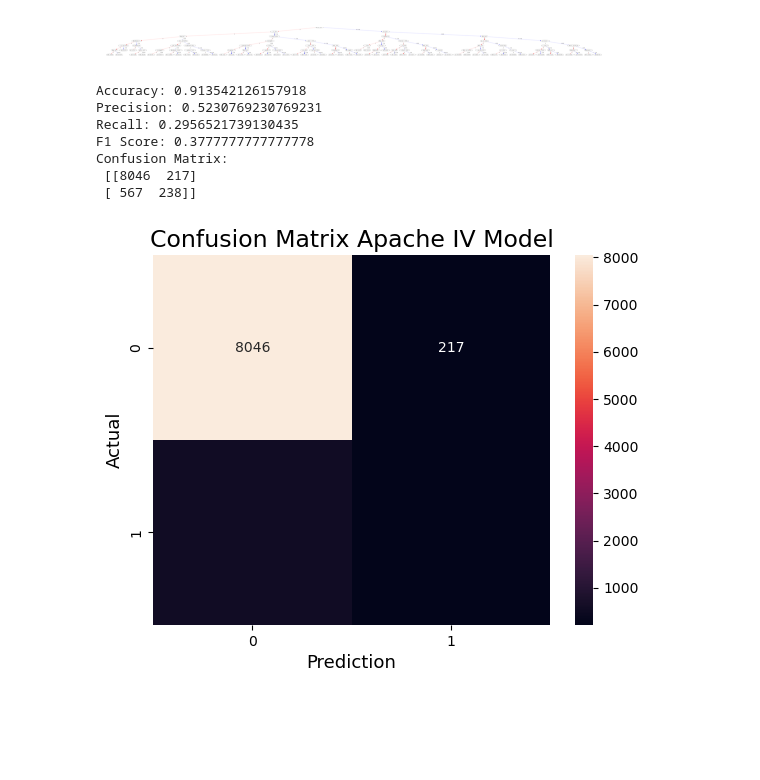
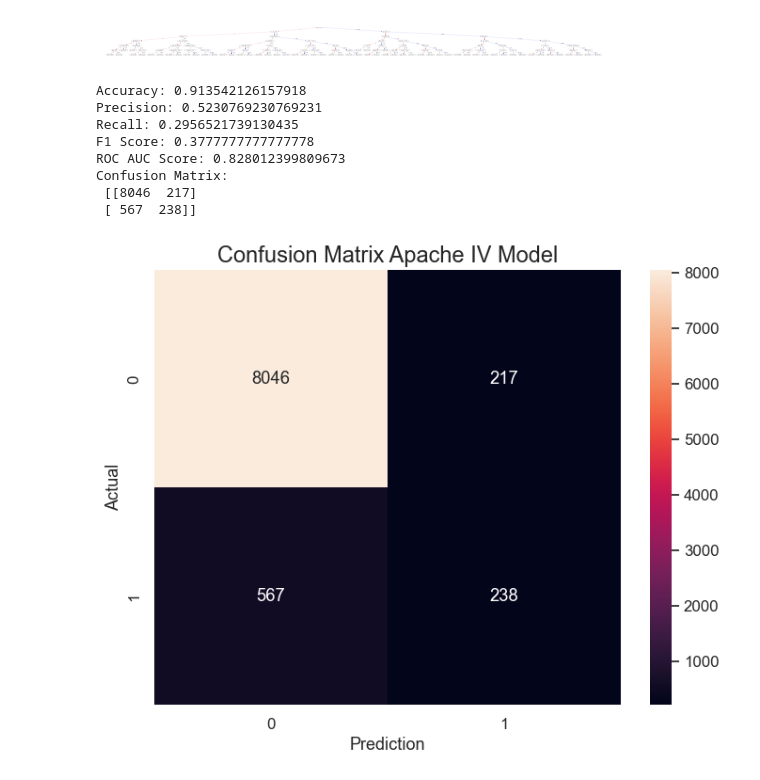
Before and after one commit to Dani-v-tue/fantastic-disco, a Jupyter notebook: data_processing.ipynb, the cells around one changed output. Saved outputs shown, nothing was run; the diff lists cells and outputs as text; code cells hidden in the pictures; blank space fills up the shorter version.

Commit message:
correct heatmaps for the confusion matrices

```diff
--- a/data_processing.ipynb
+++ b/data_processing.ipynb
@@ -988,12 +989,10 @@ plt.show()
 # print("Feature Importance:", importance)
 # %%
 xgb.plot_tree(xgb_model)
-plt.rcParams['figure.figsize'] = [1000, 1000]
+plt.savefig("Model_Tree.png")
 plt.show()
 # %% [output]
 [figure]
-# %%
-plt.rcParams["figure.figsize"] = [6.4, 4.8]
 # %%
 # Evaluate the apache model
 y_apache_binary = (y_apache_test >= 0.5).astype(int)  # Convert probabilities to binary predictions
@@ -1003,7 +1002,7 @@ accuracy2 = accuracy_score(y_test, y_apache_binary)
 precision2 = precision_score(y_test, y_apache_binary)
 recall2 = recall_score(y_test, y_apache_binary)
 f12 = f1_score(y_test, y_apache_binary)
-#roc_auc2 = roc_auc_score(y_test, y_apache_test)
+roc_auc2 = roc_auc_score(y_test, y_apache_test)
 conf_matrix2 = confusion_matrix(y_test, y_apache_binary)
 
 # Print evaluation metrics
@@ -1011,28 +1010,32 @@ print("Accuracy:", accuracy2)
 print("Precision:", precision2)
 print("Recall:", recall2)
 print("F1 Score:", f12)
-#print("ROC AUC Score:", roc_auc2)
+print("ROC AUC Score:", roc_auc2)
 print("Confusion Matrix:\n", conf_matrix2)
 # %% [output]
 Accuracy: 0.913542126157918
 Precision: 0.5230769230769231
 Recall: 0.2956521739130435
 F1 Score: 0.3777777777777778
+ROC AUC Score: 0.828012399809673
 Confusion Matrix:
  [[8046  217]
  [ 567  238]]
 # %%
 cm = confusion_matrix(y_test,y_apache_binary)
 
-sns.heatmap(cm,
+plt.figure(figsize=(8,6), dpi=100)
+sns.set(font_scale = 1.1)
+ax = sns.heatmap(conf_matrix2,
             annot=True,
-            fmt='g')
-plt.ylabel('Actual',fontsize=13)
-plt.xlabel('Prediction',fontsize=13)
-plt.title('Confusion Matrix Apache IV Model',fontsize=17)
+            fmt='d', )
+ax.set_ylabel('Actual',fontsize=13)
+ax.set_xlabel('Prediction',fontsize=13)
+ax.set_title('Confusion Matrix Apache IV Model',fontsize=17)
+plt.savefig("cm_Apache.png")
 plt.show()
 # %% [output]
-[figure, old version]
+[figure, new version]
 # %%
 cm = confusion_matrix(y_test,y_pred_binary)
 
```
Also changed, not shown: parts of 7 cells of this notebook.
